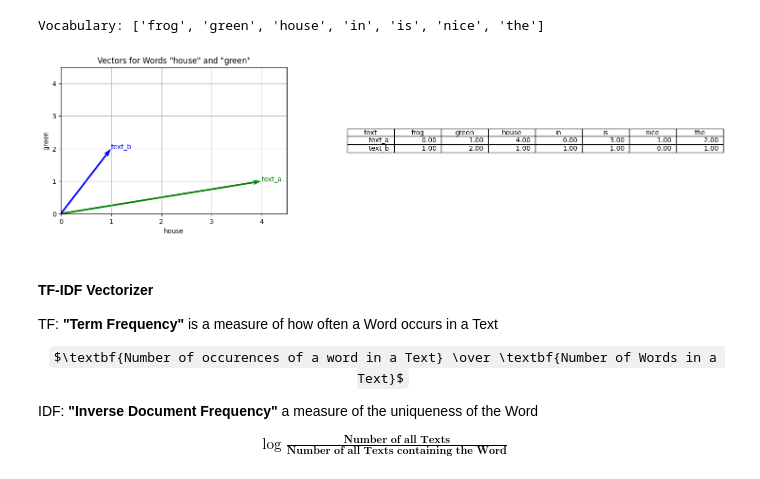
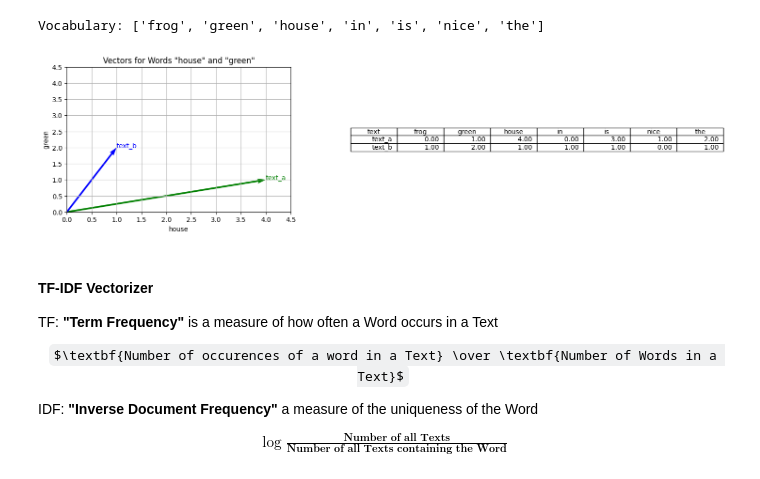
Before and after one commit to interaktivgmbh/interaktiv.recommendations, a Jupyter notebook: jupyter/RecommendationsTalk.ipynb, the cells around one changed output. Cells and saved outputs as stored; diff of their text form; code cells hidden in the pictures; some formulas as TeX source.

```diff
--- a/jupyter/RecommendationsTalk.ipynb
+++ b/jupyter/RecommendationsTalk.ipynb
@@ -84,9 +84,9 @@ print('Vocabulary:', sorted(vocabulary))
 # %% [output]
 Vocabulary: ['frog', 'green', 'house', 'in', 'is', 'nice', 'the']
 # %%
-plot_vectorizer_result(count_vectorizer, [text_a, text_b], tickspacing=1)
+plot_vectorizer_result(count_vectorizer, [text_a, text_b], tickspacing=0.5)
 # %% [output]
-[figure, old version]
+[figure, new version]
 # %% [markdown]
 <h4>TF-IDF Vectorizer</h4>
 
```
Also changed, not shown: parts of 1 cell of this notebook.
